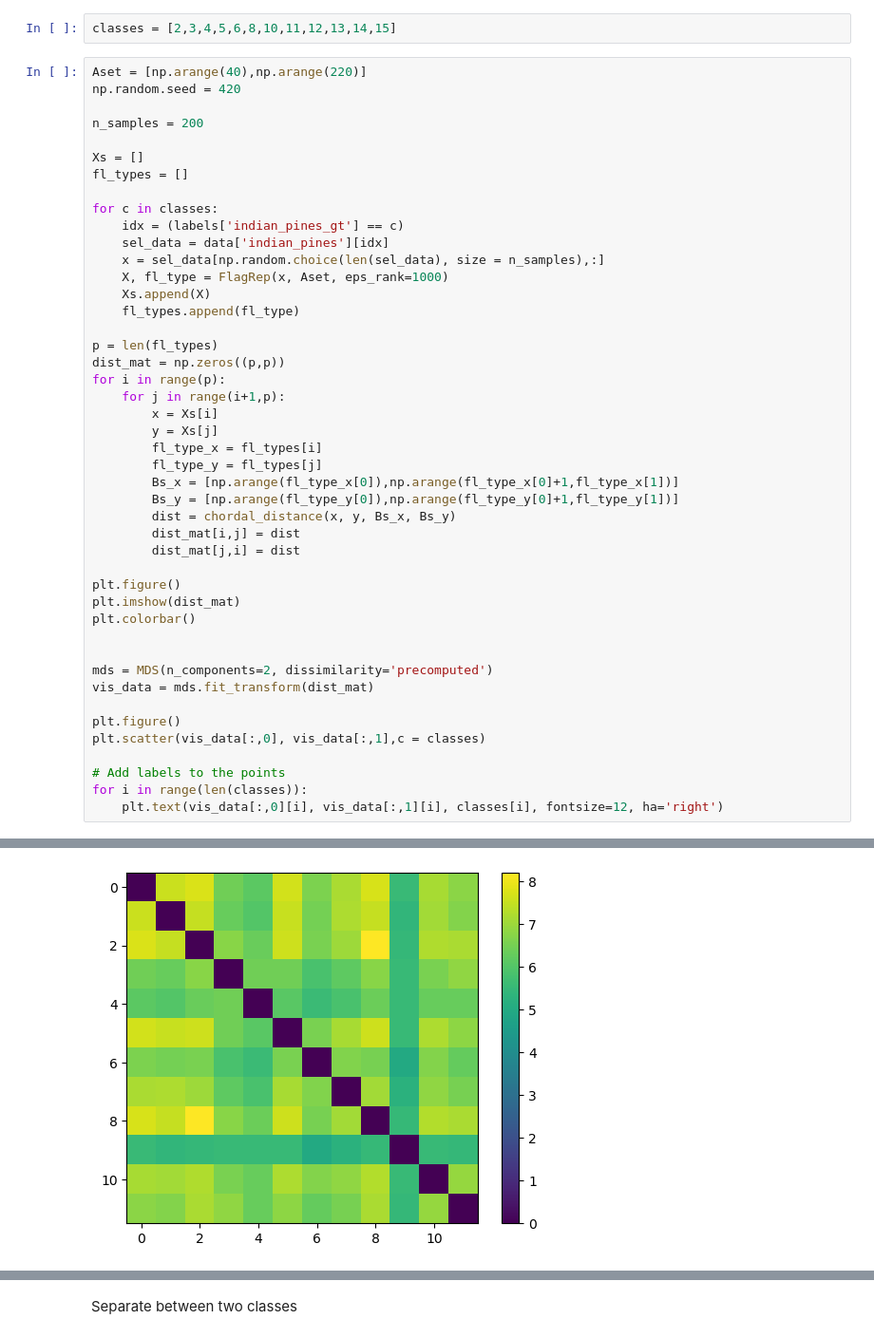
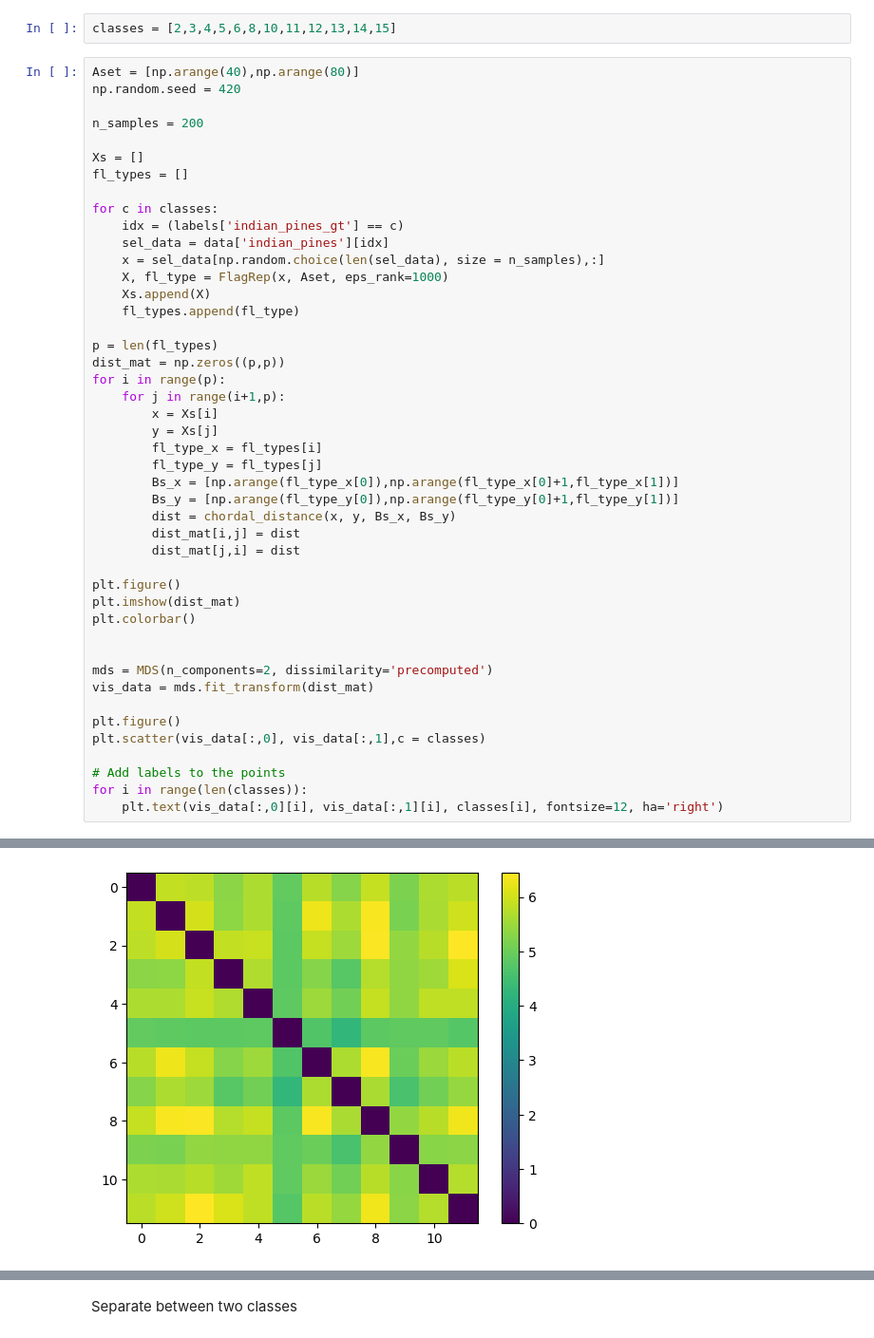
Before and after one commit to tolgabirdal/FlagManifoldsV3, a Jupyter notebook: python/scratch.ipynb, the cells around one changed output, grey strips where cells are left out. Shown at 95% size. Drawn from its saved outputs; the diff is of its cells as text.

```diff
--- a/python/scratch.ipynb
+++ b/python/scratch.ipynb
@@ -64,7 +63,7 @@ labels = scipy.io.loadmat('../data/Indian_pines_gt.mat')
 # %%
 classes = [2,3,4,5,6,8,10,11,12,13,14,15]
 # %%
-Aset = [np.arange(40),np.arange(220)]
+Aset = [np.arange(40),np.arange(80)]
 np.random.seed = 420
 
 n_samples = 200
@@ -129 +111 @@ for i in range(len(classes)):
-[figure, old version]
+[figure, new version]
```
Also changed, not shown: parts of 10 cells of this notebook.
